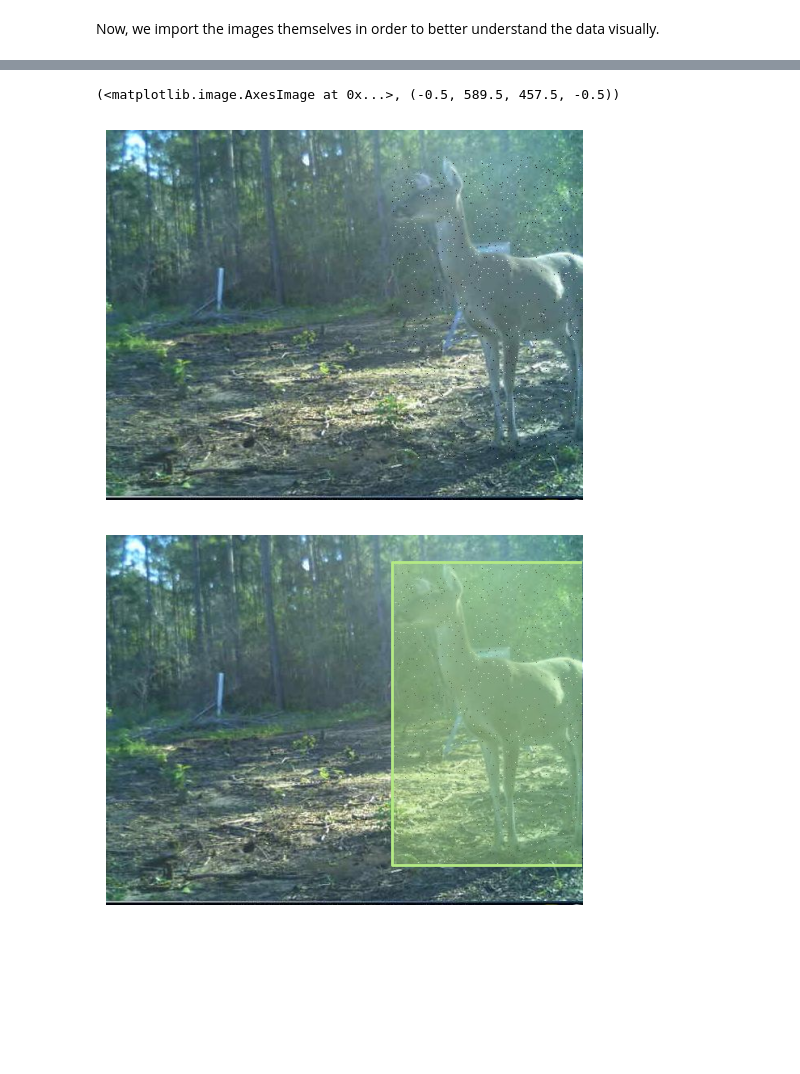
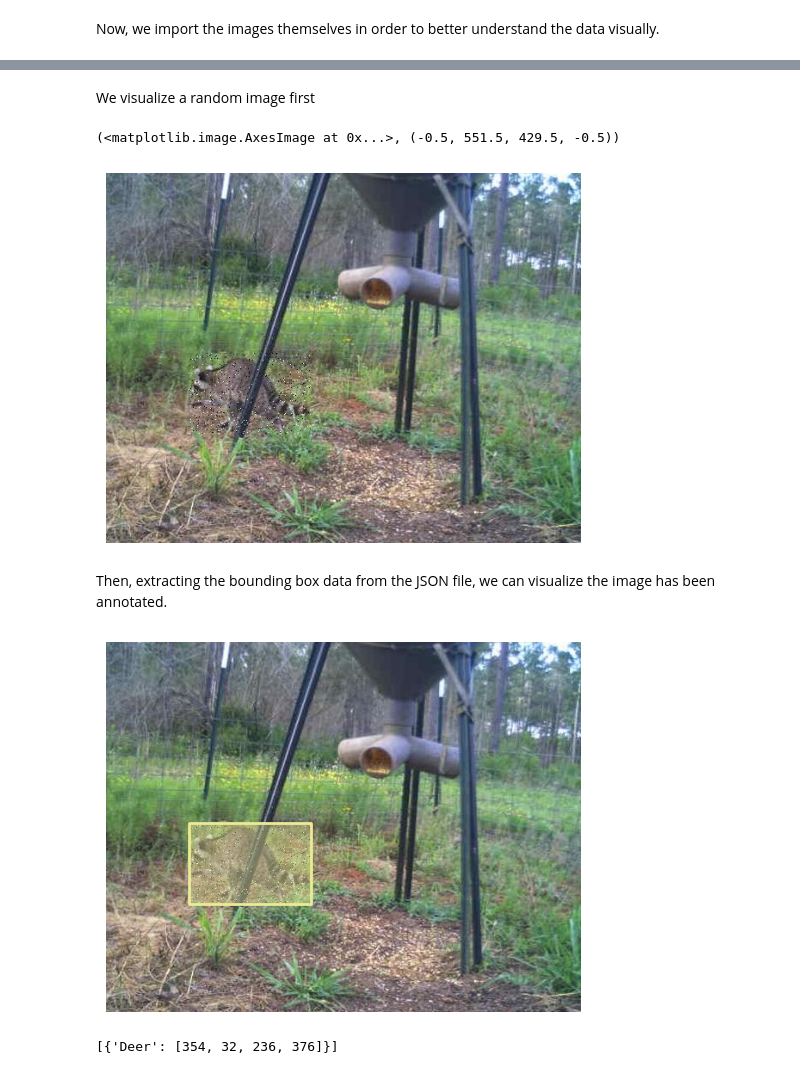
Before and after one commit to DaudRaza-NUST/DL-Project, a Jupyter notebook: Task 1-Object Detection/Task1_Train.ipynb, the cells around one changed output, grey strips where cells are left out. Drawn from its saved outputs; the diff is of its cells as text; code cells hidden in the pictures; blank space fills up the shorter version.

Commit message:
Started work on Data Exploration

```diff
--- a/Task 1-Object Detection/Task1_Train.ipynb
+++ b/Task 1-Object Detection/Task1_Train.ipynb
@@ -90,15 +98,24 @@ for img in images:
+# %% [markdown]
+We visualize a random image first
 # %%
-rand_img = images[np.random.randint(0, len(imgIds))]
+rand_img = images[0]
 im = cv.imread(img_folder + rand_img['file_name'])
 im = cv.cvtColor(im, cv.COLOR_BGR2RGB)
 plt.imshow(im), plt.axis('off')
 # %% [output]
-(<matplotlib.image.AxesImage at 0x...>, (-0.5, 589.5, 457.5, -0.5))
+(<matplotlib.image.AxesImage at 0x...>, (-0.5, 551.5, 429.5, -0.5))
-[figure, old version]
+[figure, new version]
+# %% [markdown]
+Then, extracting the bounding box data from the JSON file, we can visualize the image has been annotated.
 # %%
 plt.imshow(im); plt.axis('off')
 annIds = train.getAnnIds(imgIds=rand_img['id'], iscrowd=None)
 anns = train.loadAnns(annIds)
 train.showAnns(anns, draw_bbox=True)
 # %% [output]
-[figure, old version]
+[figure, new version]
+# %%
+# Show bbox labels
+[{names[annot['category_id']]: annot['bbox']} for annot in anns]
+# %% [output]
+[{'Deer': [354, 32, 236, 376]}]
```
Also changed, not shown: parts of 23 cells of this notebook, 5 other files.
